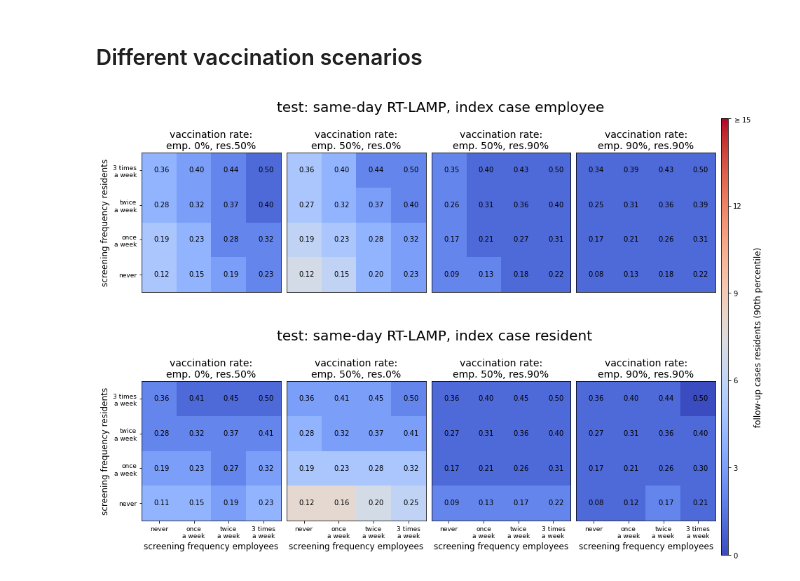
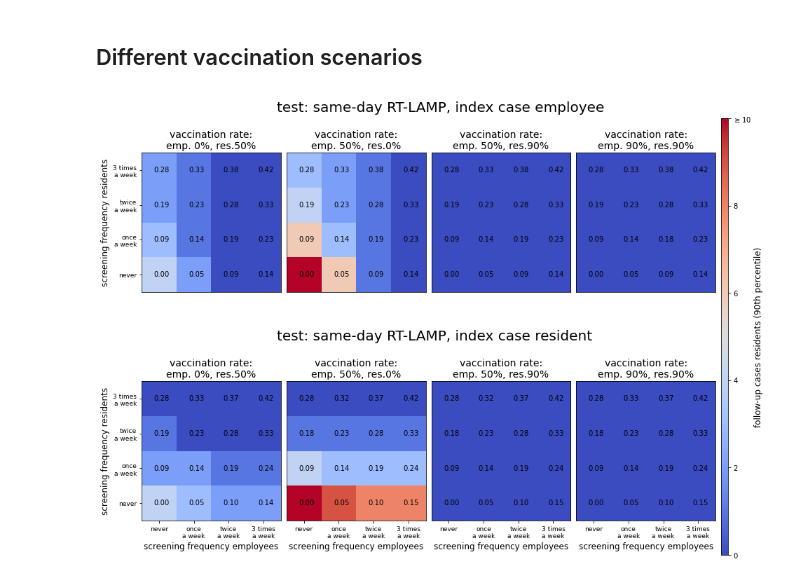
Before and after one commit to JanaLasser/nursing_home_SEIRX, a Jupyter notebook: analysis_testing_and_vaccintion.ipynb, the cells around one changed output. Drawn from its saved outputs; the diff is of its cells as text; code cells hidden in the pictures.

```diff
--- a/analysis_testing_and_vaccintion.ipynb
+++ b/analysis_testing_and_vaccintion.ipynb
@@ -10,5 +11,5 @@ from mpl_toolkits.axes_grid1 import make_axes_locatable
 # %%
-N_runs = 1000
+N_runs = 5000
 sim_name = 'simulations_testing_and_vaccination_{}.csv'.format(N_runs)
 res_path = '../data/simulation_results'
 dst_path = '../plots'
@@ -83,11 +46,6 @@ data['resident_screen_interval'] = data['resident_screen_interval']\
 data['employee_screen_interval'] = data['employee_screen_interval']\
     .replace(frequency_name_map)
 
-# calculate the mean overall number of tests used as sum of all
-# diagnostic and preventive screening tests
-data['N_tests_mean'] = data['N_diagnostic_tests_mean'] +\
-    data['N_preventive_tests_mean']
-
-data = data.set_index(['test_type', 'index_case', 'employee_screen_interval',
-                       'resident_screen_interval', 'employee_vaccination_probability',
-                       'resident_vaccination_probability'])
+data = data.set_index(['test_type', 'index_case', 'employee_vaccination_ratio',
+                       'resident_vaccination_ratio', 'employee_screen_interval',
+                       'resident_screen_interval'])
@@ -97,7 +71,10 @@ data = data.set_index(['test_type', 'index_case', 'employee_screen_interval',
 metric = 'infected_residents_0.90'
 #sim_name = 'simulation_results'
 test_type = 'same_day_LAMP'
+screening_params = screening_intervals
 vacc_scenarios = [(0.0, 0.5), (0.5, 0.0), (0.5, 0.9), (0.9, 0.9)]
+xlabel = 'screening frequency employees'
+ylabel = 'screening frequency residents'
 
 # figure layout & axis setup
 fig = plt.figure(figsize=(15, 12))
@@ -126,8 +103,8 @@ title_axes = [title_ax_1, title_ax_2]
 # possible range of median outbreak sizes to fix the dynamic range of the
 # colormaps
 vmin=0
-vmax=15
-vstep=3
+vmax=10
+vstep=2
 
 # compare scenarios in which either employees or residents are the index case
 for i, index_case_mode in enumerate(['employee', 'resident']):
@@ -158,37 +135,39 @@ for i, index_case_mode in enumerate(['employee', 'resident']):
 
         # put the testing technology in the heatmap title
         ax.set_title('vaccination rate:\nemp. {:1.0f}%, res.{:1.0f}%'\
                 .format(vacc_scenario[0] * 100, vacc_scenario[1] * 100),
                      fontsize=14)
 
         # plot heatmap of the scenario
-        img = get_image(df, vacc_scenario, metric)
+        img = af.get_image(df.loc[vacc_scenario[0]], vacc_scenario[1],
+                        screening_params, metric)
         if index_case_mode == 'resident':
             # if a resident is the index case, we need to subtract 1 from the
             # number of infected residents, to calculate the "outbreak size",
             # which is defined as the number of FOLLOW-UP cases, given an index
             # case
             img = img - 1
-        img_plot = plot_heatmap_turnover_time(ax,img,vmin,vmax,xticks,yticks)
+        img_plot = af.plot_heatmap(ax, img, screening_params, vmin, vmax, xticks,
+                                yticks, xlabel, ylabel)
 
         # annotate heatmap with tests / days / agent
-        tests_per_agent = get_image(df, vacc_scenario, 'N_tests_mean') / (35+18)
-        duration = get_image(df,vacc_scenario, 'duration_mean')
-        tests_per_agent_per_day = tests_per_agent / duration
-        annotate_heatmap(ax, tests_per_agent_per_day)
+        test_rate = af.get_image(df.loc[vacc_scenario[0]],
+                vacc_scenario[1], screening_params, 'test_rate_mean')
+
+        af.annotate_heatmap(ax, test_rate)
 
 # colorbar
 norm = mpl.colors.Normalize(vmin=vmin,vmax=vmax)
 sm = plt.cm.ScalarMappable(cmap= plt.get_cmap('coolwarm'), norm=norm)
 cbar = fig.colorbar(sm, cax=cbar_ax, orientation='vertical',\
                         ticks=np.arange(vmin, vmax + 1, vstep))
 yticklabels = list(range(vmin, vmax, vstep)) + ['$\geq {}$'.format(vmax)]
 cbar.ax.set_yticklabels(yticklabels)
 cbar.set_label('{}'.format(metric_name_map[metric]), fontsize=12)
 
 plt.savefig(join(dst_path, 'testing_strategy_and_vaccinations_{}.png'\
                  .format(test_type)), dpi=300, transparent=True)
 plt.savefig(join(dst_path, 'testing_strategy_and_vaccinations_{}.pdf'\
                  .format(test_type)), transparent=True)
 # %% [output]
-[figure, old version]
+[figure, new version]
```
Also changed, not shown: parts of 4 cells of this notebook, 6 other files.
